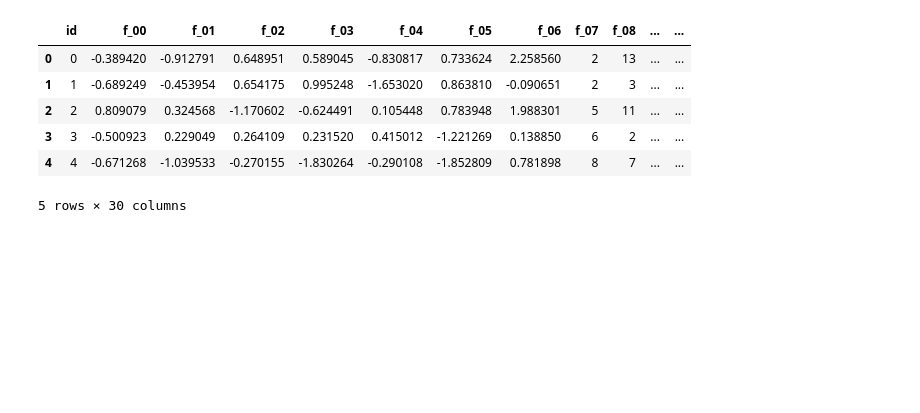
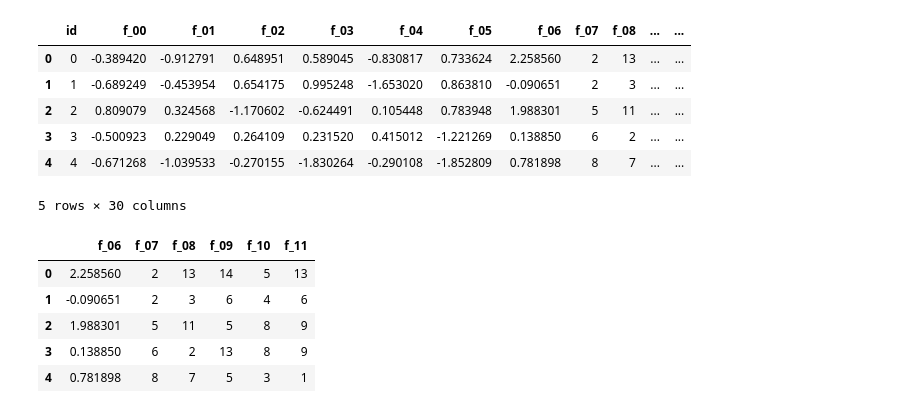
Before and after one commit to elissa-c/university, a Jupyter notebook: Tabular playground/Classification.ipynb, the cells around one changed output. Saved outputs shown, nothing was run; the diff lists cells and outputs as text; code cells hidden in the pictures; blank space fills up the shorter version.

```diff
--- a/Tabular playground/Classification.ipynb
+++ b/Tabular playground/Classification.ipynb
@@ -15,5 +19,25 @@ data.head(5)
 | 3 | 3 | -0.500923 | 0.229049 | 0.264109 | 0.231520 | 0.415012 | -1.221269 | 0.138850 | 6 | 2 | ... | ... |
 | 4 | 4 | -0.671268 | -1.039533 | -0.270155 | -1.830264 | -0.290108 | -1.852809 | 0.781898 | 8 | 7 | ... | ... |
 5 rows × 30 columns
+# %%
+preprocessed = data.copy()
+# %%
+encoder = LabelEncoder()
+preprocessed['f_07'] = encoder.fit_transform(preprocessed['f_07'])
+preprocessed['f_08'] = encoder.fit_transform(preprocessed['f_08'])
+preprocessed['f_09'] = encoder.fit_transform(preprocessed['f_09'])
+preprocessed['f_10'] = encoder.fit_transform(preprocessed['f_10'])
+preprocessed['f_11'] = encoder.fit_transform(preprocessed['f_11'])
+preprocessed['f_12'] = encoder.fit_transform(preprocessed['f_12'])
+preprocessed['f_13'] = encoder.fit_transform(preprocessed['f_13'])
+# %%
+preprocessed.iloc[0:5, 7:13]
+# %% [output]
+|  | f_06 | f_07 | f_08 | f_09 | f_10 | f_11 |
+| 0 | 2.258560 | 2 | 13 | 14 | 5 | 13 |
+| 1 | -0.090651 | 2 | 3 | 6 | 4 | 6 |
+| 2 | 1.988301 | 5 | 11 | 5 | 8 | 9 |
+| 3 | 0.138850 | 6 | 2 | 13 | 8 | 9 |
+| 4 | 0.781898 | 8 | 7 | 5 | 3 | 1 |
 # %%
 norm = MinMaxScaler(feature_range=(0,1)).fit(data)
```
Also changed, not shown: parts of 7 cells of this notebook.
